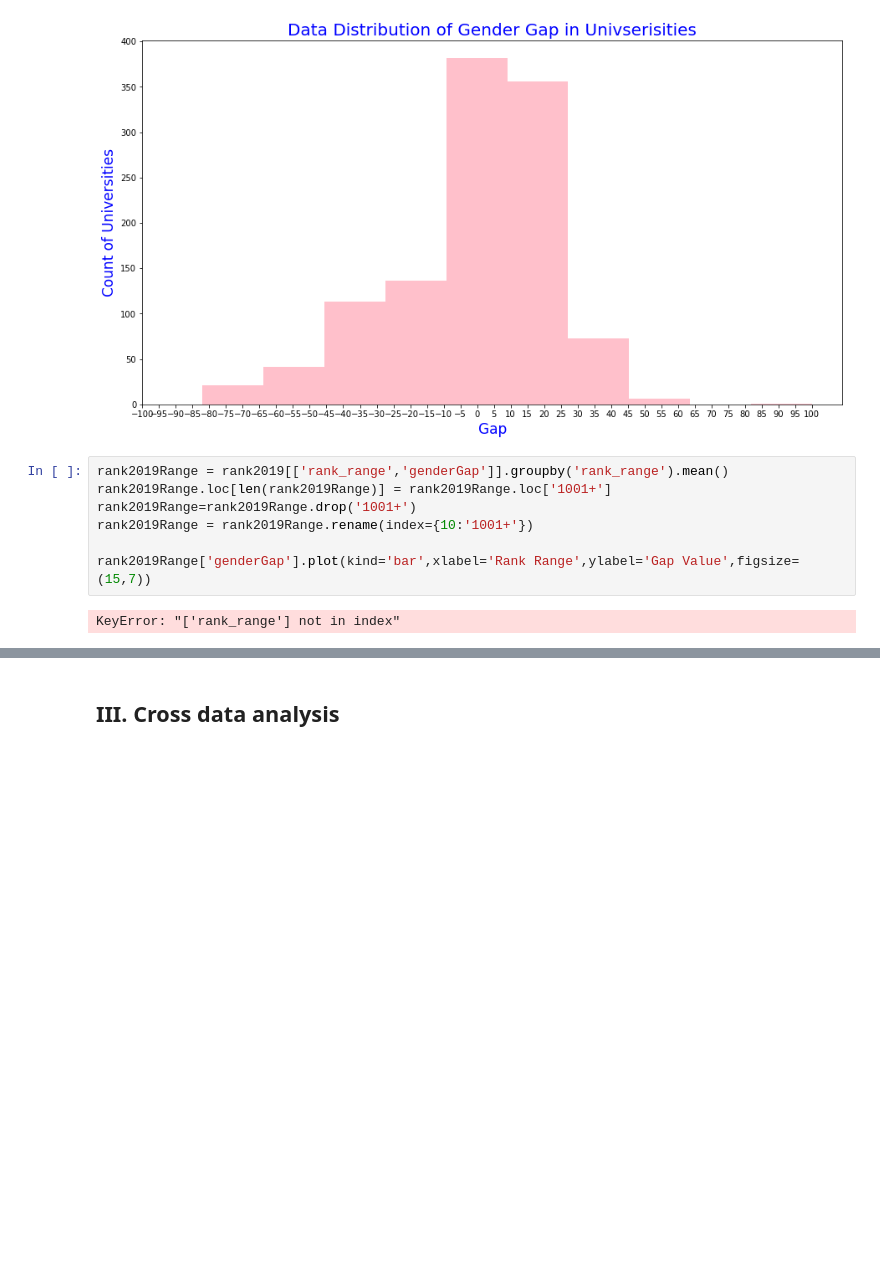
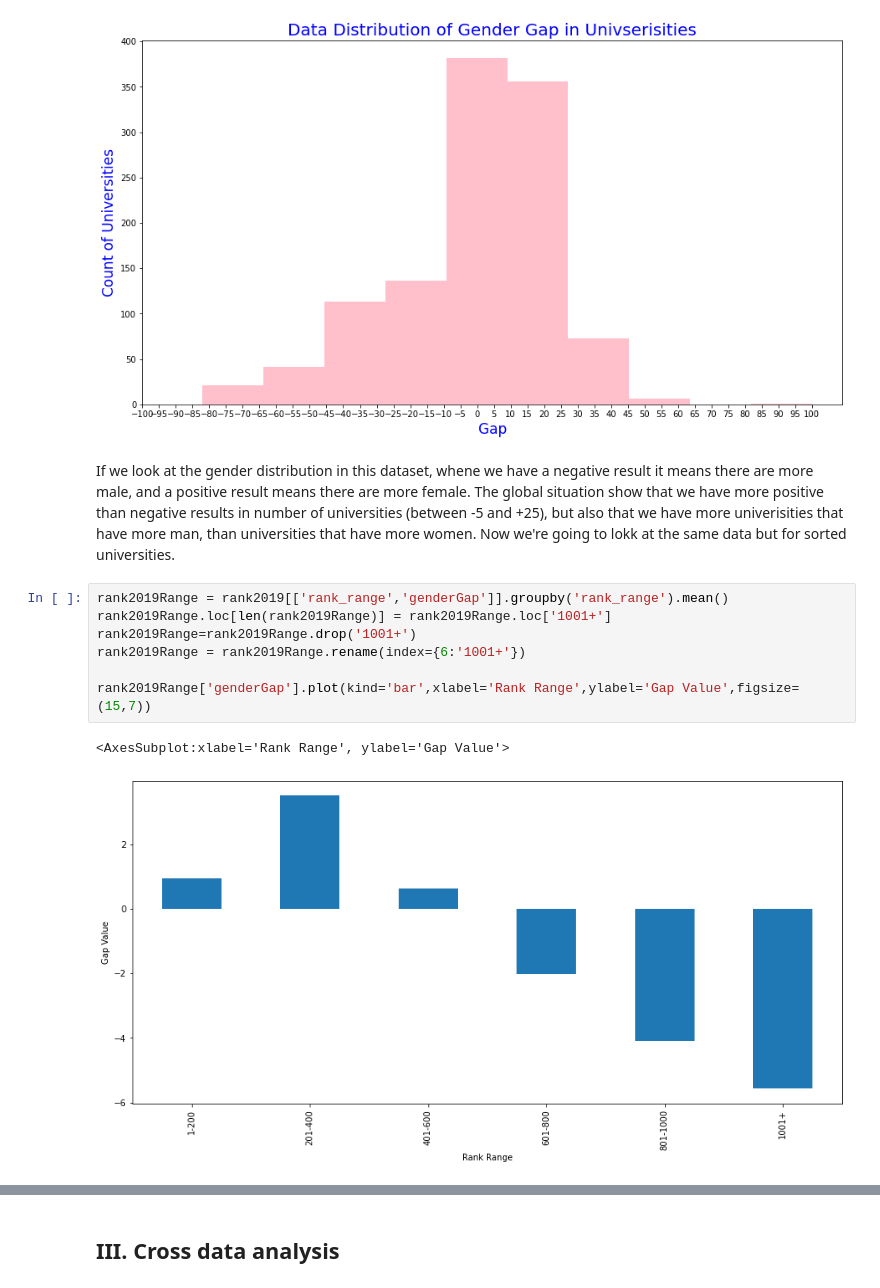
Before and after one commit to tatouti/DatabasePD, a Jupyter notebook: Erasmus_DataAnalysis.ipynb, the cells around one changed output, grey strips where cells are left out. Saved outputs shown, nothing was run; the diff lists cells and outputs as text; blank space fills up the shorter version.

```diff
--- a/Erasmus_DataAnalysis.ipynb
+++ b/Erasmus_DataAnalysis.ipynb
@@ -625,12 +643,15 @@ axs.set_ylabel("Count of Universities", color="blue", fontsize=17)
 plt.show()
 # %% [output]
 [figure]
+# %% [markdown]
+If we look at the gender distribution in this dataset, whene we have a negative result it means there are more male, and a positive result means there are more female. The global situation show that we have more positive than negative results in number of universities (between -5 and +25), but also that we have more univerisities that have more man, than universities that have more women. Now we're going to lokk at the same data but for sorted universities.
 # %%
 rank2019Range = rank2019[['rank_range','genderGap']].groupby('rank_range').mean()
 rank2019Range.loc[len(rank2019Range)] = rank2019Range.loc['1001+']
 rank2019Range=rank2019Range.drop('1001+')
-rank2019Range = rank2019Range.rename(index={10:'1001+'})
+rank2019Range = rank2019Range.rename(index={6:'1001+'})
 
 rank2019Range['genderGap'].plot(kind='bar',xlabel='Rank Range',ylabel='Gap Value',figsize=(15,7))
 # %% [output]
-KeyError: "['rank_range'] not in index"
+<AxesSubplot:xlabel='Rank Range', ylabel='Gap Value'>
+[figure, added]
```
Also changed, not shown: parts of 7 cells of this notebook.
